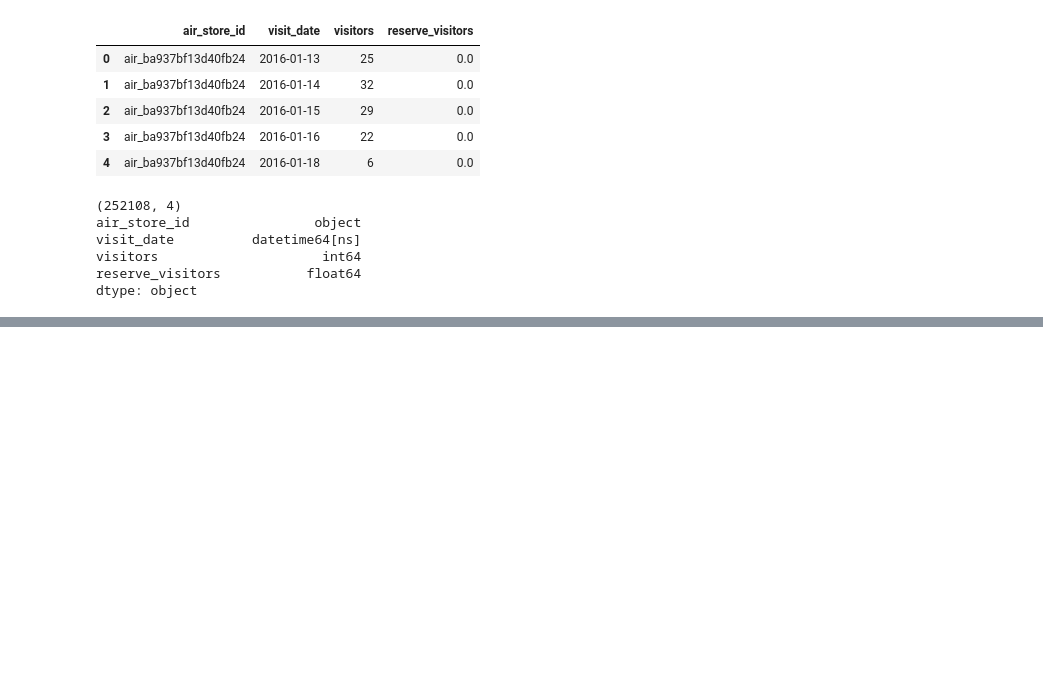
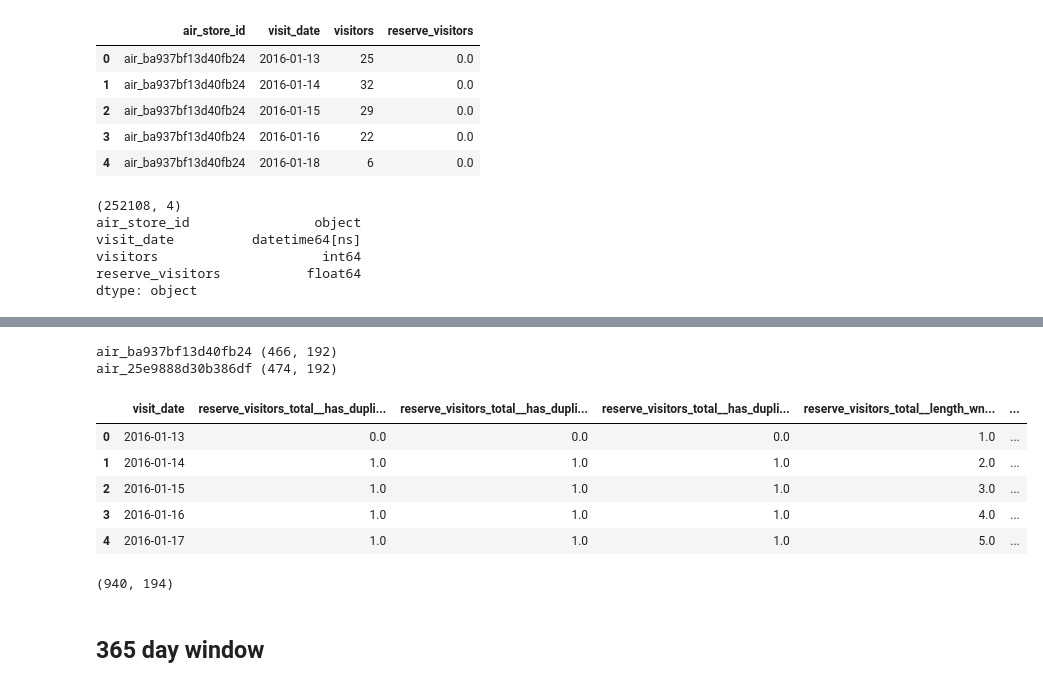
Before and after one commit to QuasiCoherentLabs/recruitVisitorForecasting, a Jupyter notebook: Notebooks/public/time_series_forecasting_feature_eng_tsfresh.ipynb, the cells around one changed output, grey strips where cells are left out. Saved outputs shown, nothing was run; the diff lists cells and outputs as text; code cells hidden in the pictures; blank space fills up the shorter version.

```diff
--- a/Notebooks/public/time_series_forecasting_feature_eng_tsfresh.ipynb
+++ b/Notebooks/public/time_series_forecasting_feature_eng_tsfresh.ipynb
@@ -177,0 +367,17 @@ tsroll
+# %%
+%%time
+
+# The option to pass in a dictionary of dataframes is not working properly.
+# After passing dictionary with two dataframes, and calling dropna(axis=1) in the
+# resulting extracted features, there are no columns left. There should be at least
+# as many columns as there were left after calling dropna(axis=1) in the
+# extracted features from just passing in a single dataframe (which was a non-zero number).
+
+ext_30 = {
+    air_store_id: extract_features(
+        tsroll_30[air_store_id],
+        column_id="air_store_id",
+        column_sort="visit_date"
+    )
+    for air_store_id in tsroll_30.keys()
+}
@@ -177,0 +387,34 @@ tsroll
+# %%
+ext_30 = {
+    air_store_id: drop_features(ext_30[air_store_id])
+    for air_store_id in ext_30.keys()
+}
+# %%
+for key in ext_30.keys():
+    print(key, ext_30[key].shape)
+# %% [output]
+air_ba937bf13d40fb24 (466, 192)
+air_25e9888d30b386df (474, 192)
+# %%
+ext_30 = {
+    air_store_id: clean_ext_df(df=ext_30[air_store_id], location_id=air_store_id, wndw=30)
+    for air_store_id in ext_30.keys()
+}
+# %%
+e30 = pd.concat(
+    objs=list(ext_30.values()),
+    ignore_index=True
+)
+# %%
+e30.head()
+e30.shape
+# %% [output]
+|  | visit_date | reserve_visitors_total__has_dupli... | reserve_visitors_total__has_dupli... | reserve_visitors_total__has_dupli... | reserve_visitors_total__length_wn... | ... |
+| 0 | 2016-01-13 | 0.0 | 0.0 | 0.0 | 1.0 | ... |
+| 1 | 2016-01-14 | 1.0 | 1.0 | 1.0 | 2.0 | ... |
+| 2 | 2016-01-15 | 1.0 | 1.0 | 1.0 | 3.0 | ... |
+| 3 | 2016-01-16 | 1.0 | 1.0 | 1.0 | 4.0 | ... |
+| 4 | 2016-01-17 | 1.0 | 1.0 | 1.0 | 5.0 | ... |
+(940, 194)
+# %% [markdown]
+## 365 day window
```
Also changed, not shown: parts of 57 cells of this notebook.
